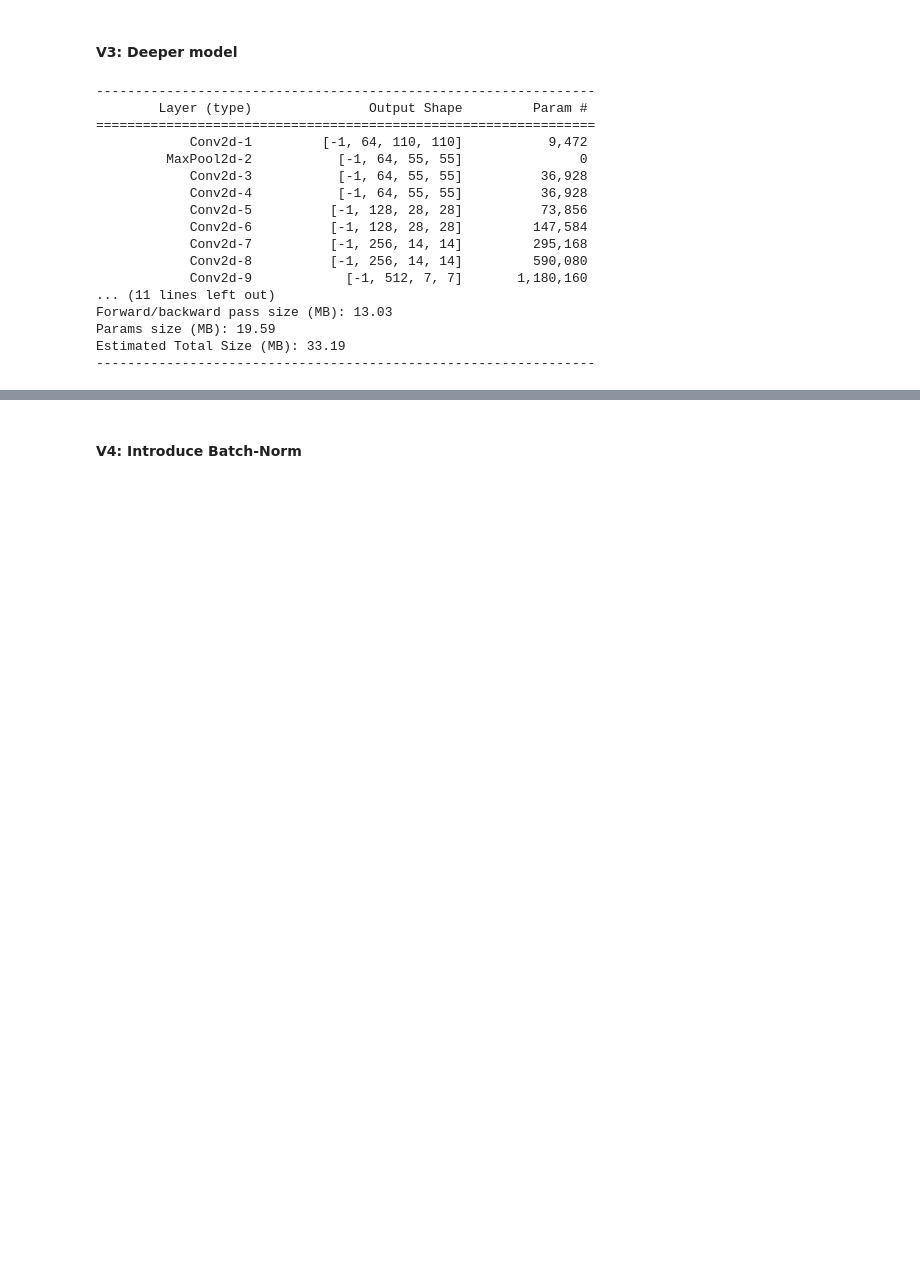
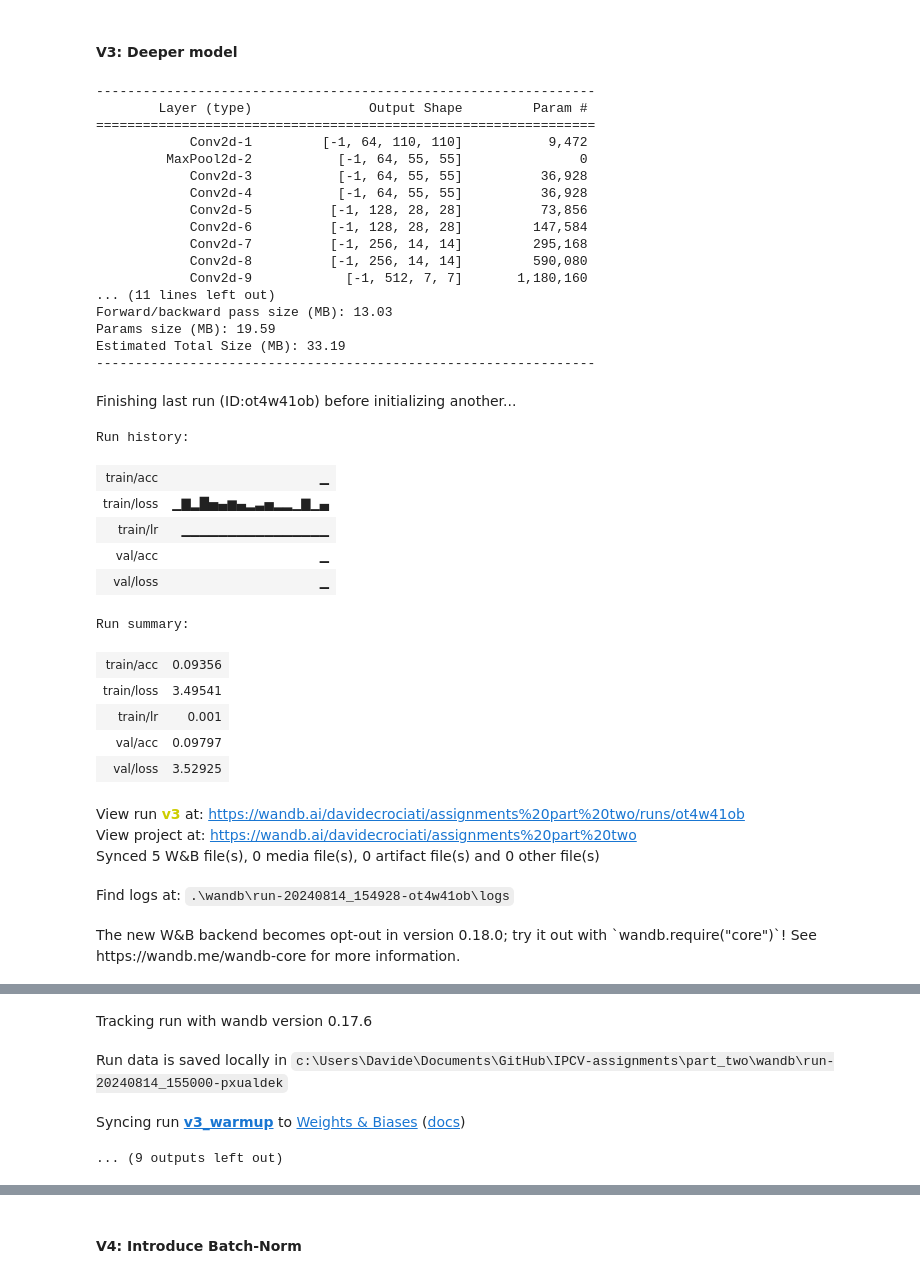
Before and after one commit to davidesonno/multiple-products-recognition, a Jupyter notebook: part_two/assignment2 copy.ipynb, the cells around one changed output, grey strips where cells are left out. Drawn from its saved outputs; the diff is of its cells as text; code cells hidden in the pictures; blank space fills up the shorter version.

```diff
--- a/part_two/assignment2 copy.ipynb
+++ b/part_two/assignment2 copy.ipynb
@@ -787,3 +774,36 @@ Forward/backward pass size (MB): 13.03
 Params size (MB): 19.59
 Estimated Total Size (MB): 33.19
 ----------------------------------------------------------------
+# %%
+cfg["run_name"] = "v3_warmup"
+cfg["num_epochs"] = 5
+cfg["optimizer_params"]["lr"] = 0.0001
+trainer = Trainer(
+    model,
+    cfg,
+    loader_train,
+    loader_val,
+    loader_test,
+    device,
+    num_classes=len(classes.keys())
+)
+trainer.train()
+# %% [output]
+Finishing last run (ID:ot4w41ob) before initializing another...
+Run history:
+| train/acc | ▁ |
+| train/loss | ▁▇▂█▅▄▆▄▂▃▅▂▂▁▇▁▄ |
+| train/lr | ▁▁▁▁▁▁▁▁▁▁▁▁▁▁▁▁ |
+| val/acc | ▁ |
+| val/loss | ▁ |
+Run summary:
+| train/acc | 0.09356 |
+| train/loss | 3.49541 |
+| train/lr | 0.001 |
+| val/acc | 0.09797 |
+| val/loss | 3.52925 |
+View run v3 at: https://wandb.ai/davidecrociati/assignments%20part%20two/runs/ot4w41ob
+View project at: https://wandb.ai/davidecrociati/assignments%20part%20two
+Synced 5 W&B file(s), 0 media file(s), 0 artifact file(s) and 0 other file(s)
+Find logs at: .\wandb\run-20240814_154928-ot4w41ob\logs
+The new W&B backend becomes opt-out in version 0.18.0; try it out with `wandb.require("core")`! See https://wandb.me/wandb-core for more information.
@@ -790,3 +811,7 @@ Estimated Total Size (MB): 33.19
+Tracking run with wandb version 0.17.6
+Run data is saved locally in c:\Users\Davide\Documents\GitHub\IPCV-assignments\part_two\wandb\run-20240814_155000-pxualdek
+Syncing run v3_warmup to Weights & Biases (docs)
+... (9 outputs left out)
 # %%
 cfg["run_name"] = "v3"
 cfg["num_epochs"] = 50
```
Also changed, not shown: parts of 23 cells of this notebook.
